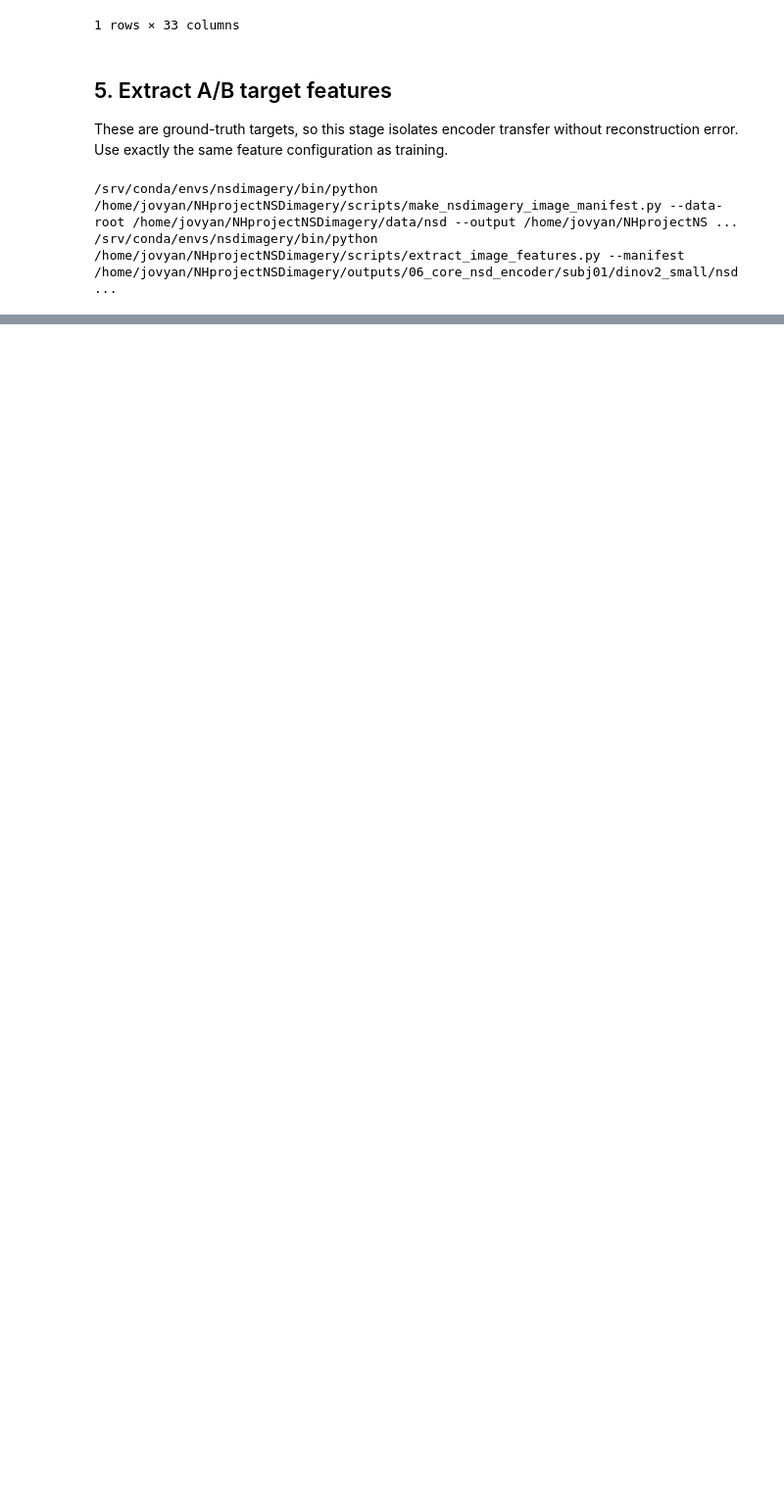
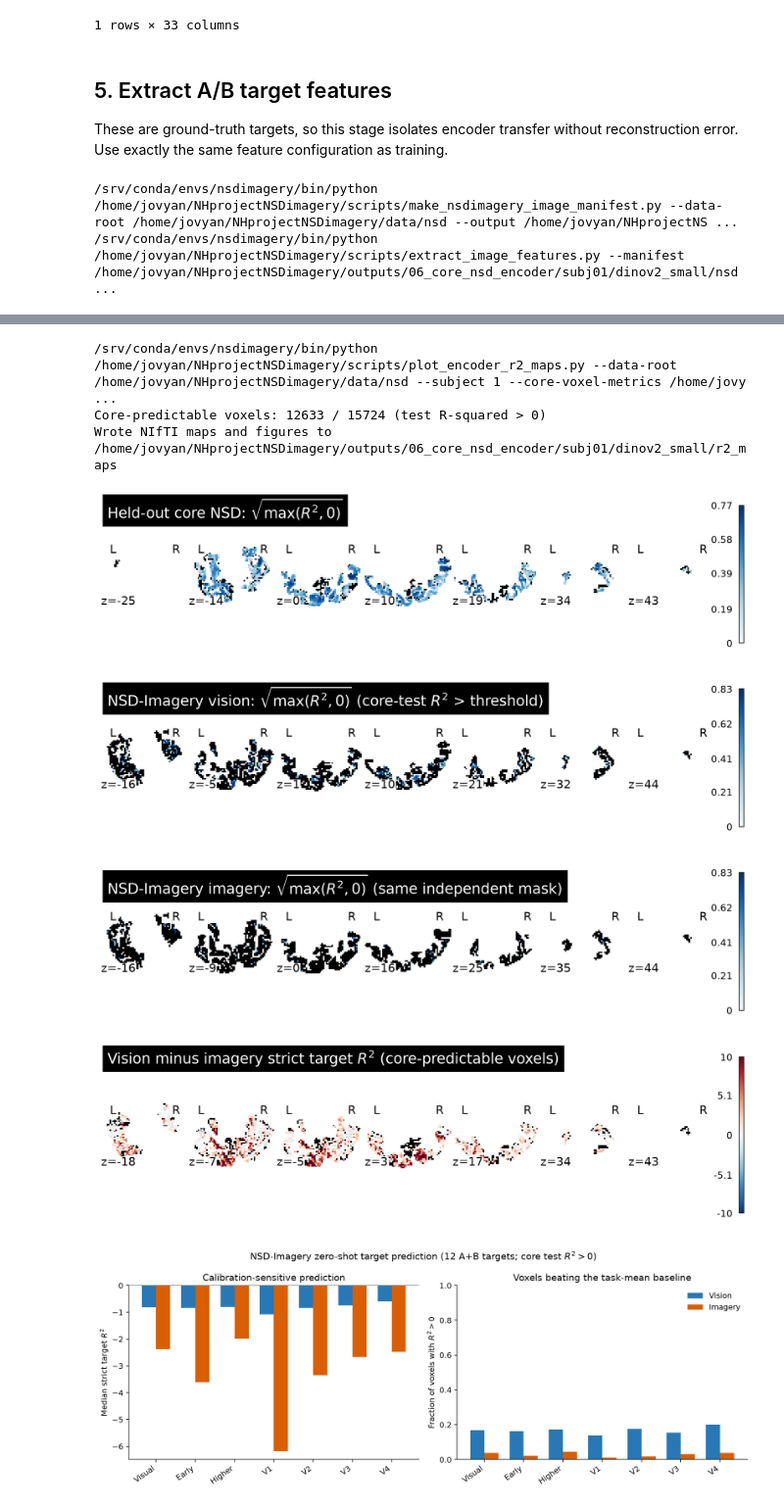
Before and after one commit to mynanshan/NHprojectNSDimagery, a Jupyter notebook: notebooks/06_core_nsd_brain_encoder.ipynb, the cells around one changed output, grey strips where cells are left out. Shown at 98% size. Drawn from its saved outputs; the diff is of its cells as text; code cells hidden in the pictures; blank space fills up the shorter version.

```diff
--- a/notebooks/06_core_nsd_brain_encoder.ipynb
+++ b/notebooks/06_core_nsd_brain_encoder.ipynb
@@ -201,5 +204,6 @@ The encoder predicts standardized voxel patterns from each target image. The eva
 # %%
-RUN_EVALUATION = False
+# RUN_EVALUATION = False
+RUN_EVALUATION = True
 evaluation_prefix = WORK / f'dinov2_subj{SUBJECT:02d}'
 evaluation_command = [
     sys.executable, str(REPO_ROOT / 'scripts' / 'evaluate_encoder_nsdimagery.py'),
@@ -217,5 +221,8 @@ if RUN_EVALUATION:
 evaluation_summary = Path(str(evaluation_prefix) + '_summary.csv')
 if evaluation_summary.is_file():
     display(pd.read_csv(evaluation_summary))
+voxel_summary_path = Path(str(evaluation_prefix) + '_voxel_summary.csv')
+if voxel_summary_path.is_file():
+    display(pd.read_csv(voxel_summary_path))
 # %% [output]
 /srv/conda/envs/nsdimagery/bin/python /home/jovyan/NHprojectNSDimagery/scripts/evaluate_encoder_nsdimagery.py --data-root /home/jovyan/NHprojectNSDimagery/data/nsd --subject 1 --encoder-model /home/jo ...
@@ -229 +273,32 @@ if evaluation_summary.is_file():
+# %%
+# RUN_R2_MAPS = False
+RUN_R2_MAPS = True
+r2_output_dir = WORK / 'r2_maps'
+map_command = [
+    sys.executable, str(REPO_ROOT / 'scripts' / 'plot_encoder_r2_maps.py'),
+    '--data-root', str(DATA_ROOT),
+    '--subject', str(SUBJECT),
+    '--core-voxel-metrics', str(WORK / 'core_test_voxels.csv'),
+    '--transfer-voxel-metrics', str(Path(str(evaluation_prefix) + '_voxel_metrics.csv')),
+    '--output-dir', str(r2_output_dir),
+]
+print(' '.join(map_command))
+if RUN_R2_MAPS:
+    subprocess.run(map_command, check=True)
+
+for figure_name in (
+    'encoder_r2_native_slices.png',
+    'vision_imagery_r2_difference.png',
+    'transfer_r2_roi_summary.png',
+):
+    figure_path = r2_output_dir / figure_name
+    if figure_path.is_file():
+        display(Image(filename=str(figure_path)))
+# %% [output]
+/srv/conda/envs/nsdimagery/bin/python /home/jovyan/NHprojectNSDimagery/scripts/plot_encoder_r2_maps.py --data-root /home/jovyan/NHprojectNSDimagery/data/nsd --subject 1 --core-voxel-metrics /home/jovy ...
+Core-predictable voxels: 12633 / 15724 (test R-squared > 0)
+Wrote NIfTI maps and figures to /home/jovyan/NHprojectNSDimagery/outputs/06_core_nsd_encoder/subj01/dinov2_small/r2_maps
+[figure, added]
+[figure, added]
+[figure, added]
 # %% [markdown]
```
Also changed, not shown: parts of 5 cells of this notebook, 20 other files.
